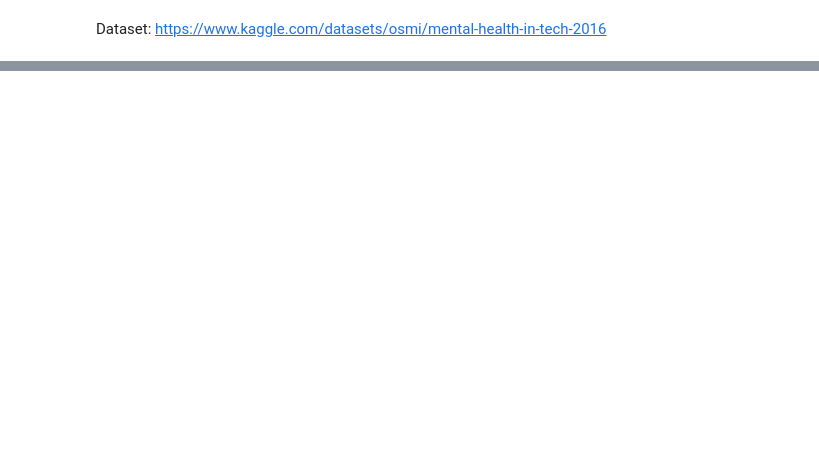
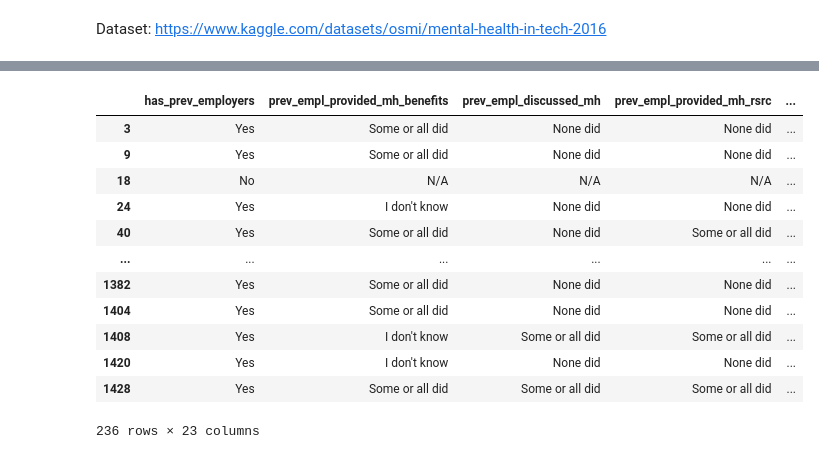
Before and after one commit to kasvoy/KaggleLearning, a Jupyter notebook: mental_health/mental_health.ipynb, the cells around one changed output, grey strips where cells are left out. Drawn from its saved outputs; the diff is of its cells as text; code cells hidden in the pictures; blank space fills up the shorter version.

```diff
--- a/mental_health/mental_health.ipynb
+++ b/mental_health/mental_health.ipynb
@@ -421,0 +387,16 @@ offers_resrc:
+# %%
+self_employed
+# %% [output]
+|  | has_prev_employers | prev_empl_provided_mh_benefits | prev_empl_discussed_mh | prev_empl_provided_mh_rsrc | ... |
+| 3 | Yes | Some or all did | None did | None did | ... |
+| 9 | Yes | Some or all did | None did | None did | ... |
+| 18 | No | N/A | N/A | N/A | ... |
+| 24 | Yes | I don't know | None did | None did | ... |
+| 40 | Yes | Some or all did | None did | Some or all did | ... |
+| ... | ... | ... | ... | ... | ... |
+| 1382 | Yes | Some or all did | None did | None did | ... |
+| 1404 | Yes | Some or all did | None did | None did | ... |
+| 1408 | Yes | I don't know | Some or all did | Some or all did | ... |
+| 1420 | Yes | I don't know | None did | None did | ... |
+| 1428 | Yes | Some or all did | Some or all did | Some or all did | ... |
+236 rows × 23 columns
```
Also changed, not shown: parts of 57 cells of this notebook.
